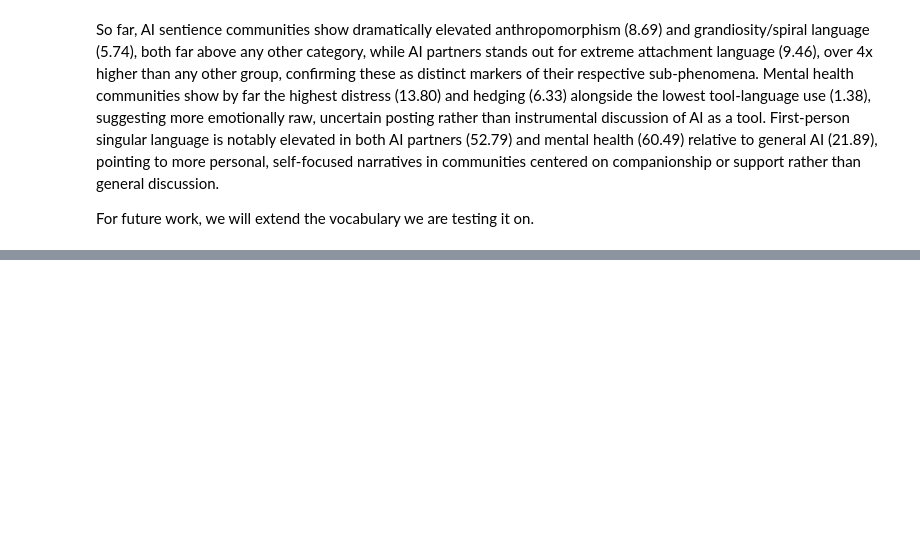
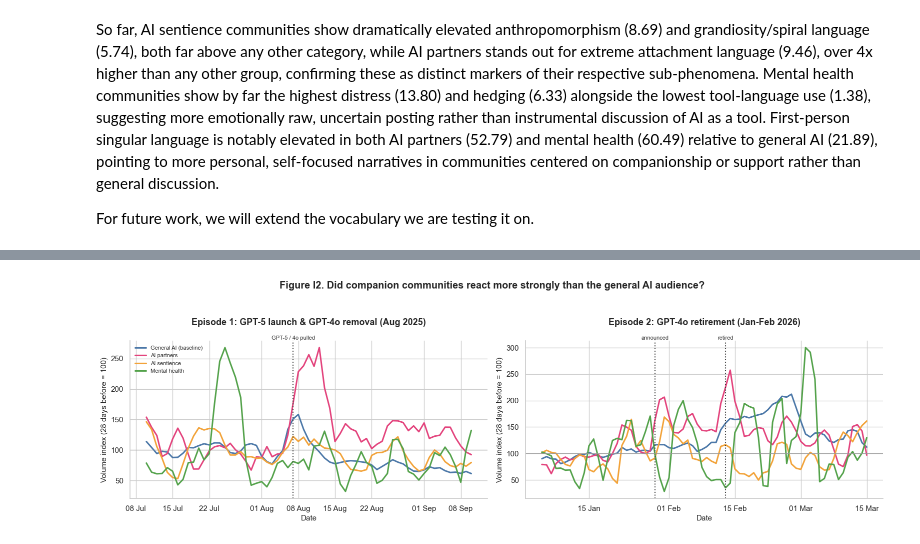
Before and after one commit to luckasonic/project-kendra, a Jupyter notebook: eda.ipynb, the cells around one changed output, grey strips where cells are left out. Drawn from its saved outputs; the diff is of its cells as text; code cells hidden in the pictures; blank space fills up the shorter version.

```diff
--- a/eda.ipynb
+++ b/eda.ipynb
@@ -911,0 +965,20 @@ For future work, we will extend the vocabulary we are testing it on.
+# %%
+# Figure 21: zoom on the two GPT-4o episodes: volume indexed to the 28 days before (=100), per category
+def window(start, end, ref_end, ax, title, marks):
+    d = dsub.loc[start:end]
+    base = dsub.loc[pd.Timestamp(ref_end) - pd.Timedelta(days=28): pd.Timestamp(ref_end) - pd.Timedelta(days=1)].mean()
+    idx = (d / base * 100).rolling(3, center=True, min_periods=1).mean()
+    for c in [c for c in CAT_ORDER if c in idx.columns]:
+        ax.plot(idx.index, idx[c], color=CAT_COL[c], lw=2.2, label=CAT_LABEL[c])
+    for m, lab in marks:
+        ax.axvline(pd.Timestamp(m), color="0.25", ls=":"); ax.text(pd.Timestamp(m), ax.get_ylim()[1], lab, fontsize=8, ha="center", va="bottom")
+    ax.axhline(100, color="0.6", lw=0.8); ax.set_title(title, pad=22)
+    ax.set_ylabel("Volume index (28 days before = 100)"); ax.xaxis.set_major_formatter(mdates.DateFormatter("%d %b"))
+fig, axes = plt.subplots(1, 2, figsize=(16, 4.8))
+window("2025-07-10", "2025-09-10", "2025-08-07", axes[0], "Episode 1: GPT-5 launch & GPT-4o removal (Aug 2025)", [("2025-08-07", "GPT-5 / 4o pulled")])
+window("2026-01-05", "2026-03-15", "2026-01-29", axes[1], "Episode 2: GPT-4o retirement (Jan-Feb 2026)", [("2026-01-29", "announced"), ("2026-02-13", "retired")])
+axes[0].legend(fontsize=8, loc="upper left"); axes[0].set_xlabel("Date"); axes[1].set_xlabel("Date")
+fig.suptitle("Figure 21. Did companion communities react more strongly than the general AI audience?", fontweight="bold", y=1.04)
+plt.tight_layout(); plt.show()
+# %% [output]
+[figure, added]
```
Also changed, not shown: parts of 11 cells of this notebook.
